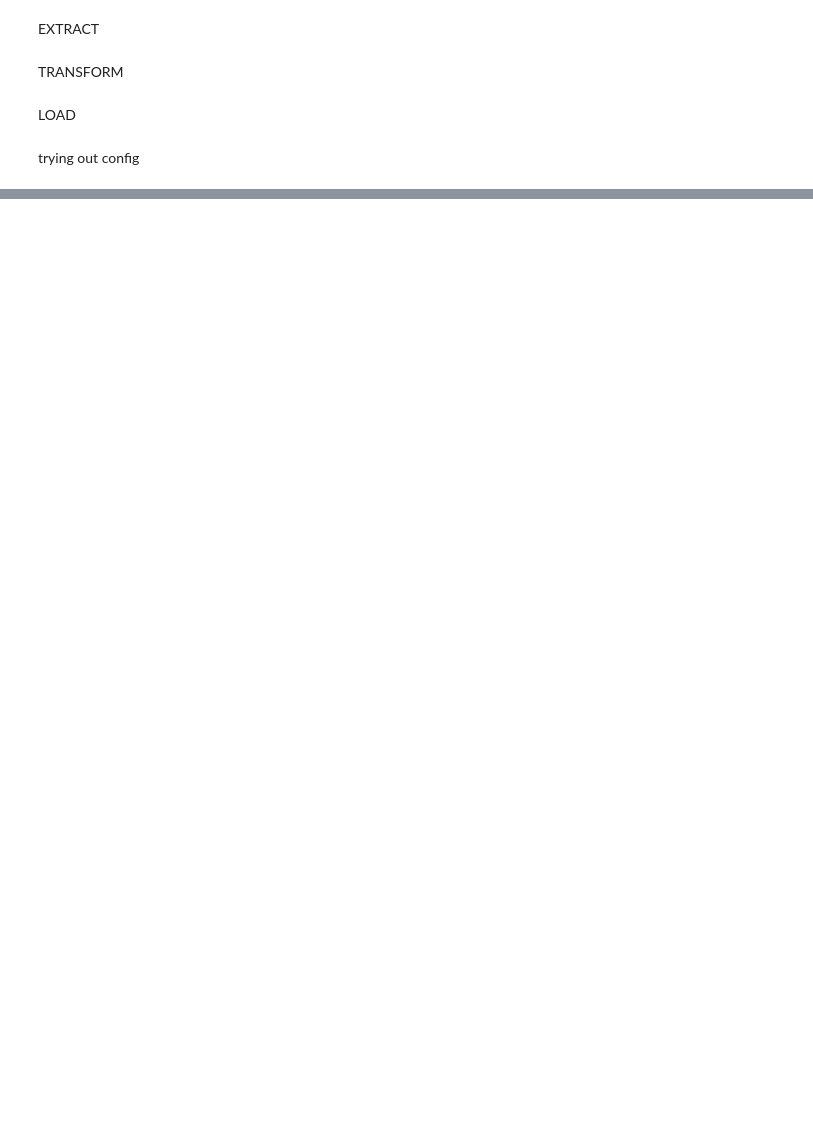
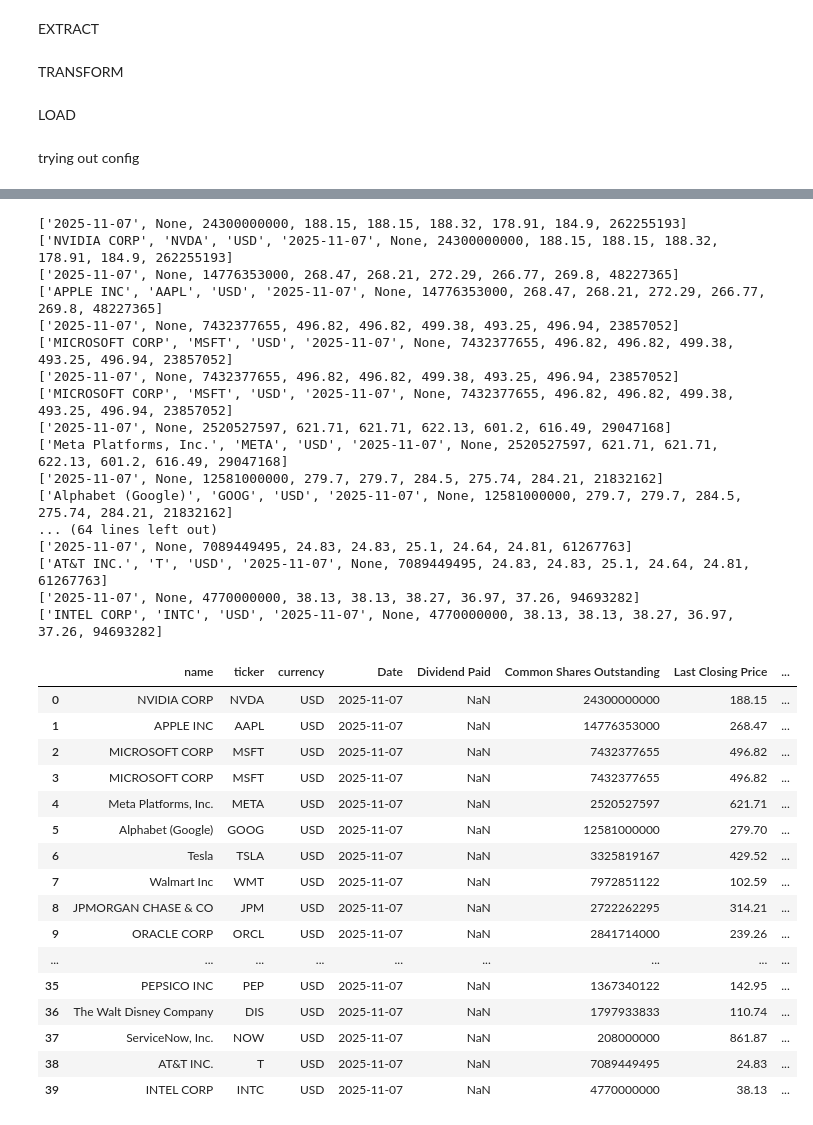
Before and after one commit to thomasrenwickm/stocks_etl, a Jupyter notebook: notebook.ipynb, the cells around one changed output, grey strips where cells are left out. Cells and saved outputs as stored; diff of their text form; code cells hidden in the pictures; blank space fills up the shorter version.

Commit message:
semi-functional very early stages running pipeline

```diff
--- a/notebook.ipynb
+++ b/notebook.ipynb
@@ -313,0 +307,4 @@ INTC
+# %%
+# read a json file
+with open("data/raw/raw_data.json", "r") as file:
+    data = json.load(file)
@@ -313,0 +335,5 @@ INTC
+# %%
+def load_raw_data(raw_data_path: json = f"{config.get('data_source')['raw_path']}"):
+    with open(f"{config.get('data_source')['raw_path']}", "r") as file:
+         price_data = json.load(file)
+    return price_data
@@ -313,0 +360,3 @@ INTC
+# %%
+price_data = load_raw_data()
+price_data
@@ -313,0 +383,60 @@ INTC
+# %%
+#This function is definite. it works well
+
+def transformations(price_data: list):
+    #creates columns
+    dict_data = price_data[0]
+    columns = ['name', 'ticker', 'currency']
+    info = dict_data['columns']
+    columns.extend(info)
+    df = pd.DataFrame(columns=columns)
+
+    #Appends the data as rows to the DF
+    for i in price_data:
+        data = [i['name'], i['ticker'], i['currency']]
+        stock_data = i['data'][0]
+        print(stock_data)
+        data.extend(stock_data)
+        print(data)
+        df.loc[len(df)] = data
+
+    return df #df here is a local variable
+# %%
+df =transformations(price_data) #here we create the df to be able to save it
+df
+#Need to fix in case of all null values for a ticker
+# %% [output]
+['2025-11-07', None, 24300000000, 188.15, 188.15, 188.32, 178.91, 184.9, 262255193]
+['NVIDIA CORP', 'NVDA', 'USD', '2025-11-07', None, 24300000000, 188.15, 188.15, 188.32, 178.91, 184.9, 262255193]
+['2025-11-07', None, 14776353000, 268.47, 268.21, 272.29, 266.77, 269.8, 48227365]
+['APPLE INC', 'AAPL', 'USD', '2025-11-07', None, 14776353000, 268.47, 268.21, 272.29, 266.77, 269.8, 48227365]
+['2025-11-07', None, 7432377655, 496.82, 496.82, 499.38, 493.25, 496.94, 23857052]
+['MICROSOFT CORP', 'MSFT', 'USD', '2025-11-07', None, 7432377655, 496.82, 496.82, 499.38, 493.25, 496.94, 23857052]
+['2025-11-07', None, 7432377655, 496.82, 496.82, 499.38, 493.25, 496.94, 23857052]
+['MICROSOFT CORP', 'MSFT', 'USD', '2025-11-07', None, 7432377655, 496.82, 496.82, 499.38, 493.25, 496.94, 23857052]
+['2025-11-07', None, 2520527597, 621.71, 621.71, 622.13, 601.2, 616.49, 29047168]
+['Meta Platforms, Inc.', 'META', 'USD', '2025-11-07', None, 2520527597, 621.71, 621.71, 622.13, 601.2, 616.49, 29047168]
+['2025-11-07', None, 12581000000, 279.7, 279.7, 284.5, 275.74, 284.21, 21832162]
+['Alphabet (Google)', 'GOOG', 'USD', '2025-11-07', None, 12581000000, 279.7, 279.7, 284.5, 275.74, 284.21, 21832162]
+... (64 lines left out)
+['2025-11-07', None, 7089449495, 24.83, 24.83, 25.1, 24.64, 24.81, 61267763]
+['AT&T INC.', 'T', 'USD', '2025-11-07', None, 7089449495, 24.83, 24.83, 25.1, 24.64, 24.81, 61267763]
+['2025-11-07', None, 4770000000, 38.13, 38.13, 38.27, 36.97, 37.26, 94693282]
+['INTEL CORP', 'INTC', 'USD', '2025-11-07', None, 4770000000, 38.13, 38.13, 38.27, 36.97, 37.26, 94693282]
+|  | name | ticker | currency | Date | Dividend Paid | Common Shares Outstanding | Last Closing Price | ... |
+| 0 | NVIDIA CORP | NVDA | USD | 2025-11-07 | NaN | 24300000000 | 188.15 | ... |
+| 1 | APPLE INC | AAPL | USD | 2025-11-07 | NaN | 14776353000 | 268.47 | ... |
+| 2 | MICROSOFT CORP | MSFT | USD | 2025-11-07 | NaN | 7432377655 | 496.82 | ... |
+| 3 | MICROSOFT CORP | MSFT | USD | 2025-11-07 | NaN | 7432377655 | 496.82 | ... |
+| 4 | Meta Platforms, Inc. | META | USD | 2025-11-07 | NaN | 2520527597 | 621.71 | ... |
+| 5 | Alphabet (Google) | GOOG | USD | 2025-11-07 | NaN | 12581000000 | 279.70 | ... |
+| 6 | Tesla | TSLA | USD | 2025-11-07 | NaN | 3325819167 | 429.52 | ... |
+| 7 | Walmart Inc | WMT | USD | 2025-11-07 | NaN | 7972851122 | 102.59 | ... |
+| 8 | JPMORGAN CHASE & CO | JPM | USD | 2025-11-07 | NaN | 2722262295 | 314.21 | ... |
+| 9 | ORACLE CORP | ORCL | USD | 2025-11-07 | NaN | 2841714000 | 239.26 | ... |
+| ... | ... | ... | ... | ... | ... | ... | ... | ... |
+| 35 | PEPSICO INC | PEP | USD | 2025-11-07 | NaN | 1367340122 | 142.95 | ... |
+| 36 | The Walt Disney Company | DIS | USD | 2025-11-07 | NaN | 1797933833 | 110.74 | ... |
+| 37 | ServiceNow, Inc. | NOW | USD | 2025-11-07 | NaN | 208000000 | 861.87 | ... |
+| 38 | AT&T INC. | T | USD | 2025-11-07 | NaN | 7089449495 | 24.83 | ... |
+| 39 | INTEL CORP | INTC | USD | 2025-11-07 | NaN | 4770000000 | 38.13 | ... |
```
Also changed, not shown: parts of 18 cells of this notebook, 7 other files.
